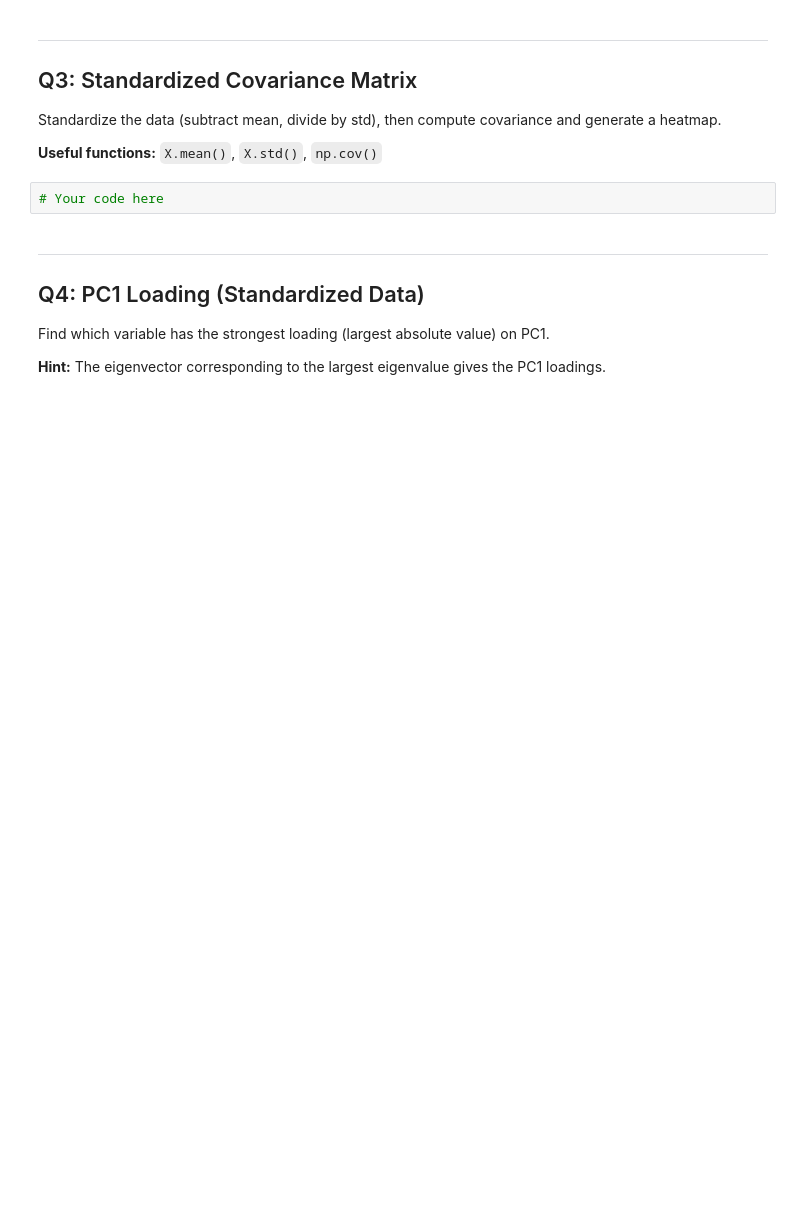
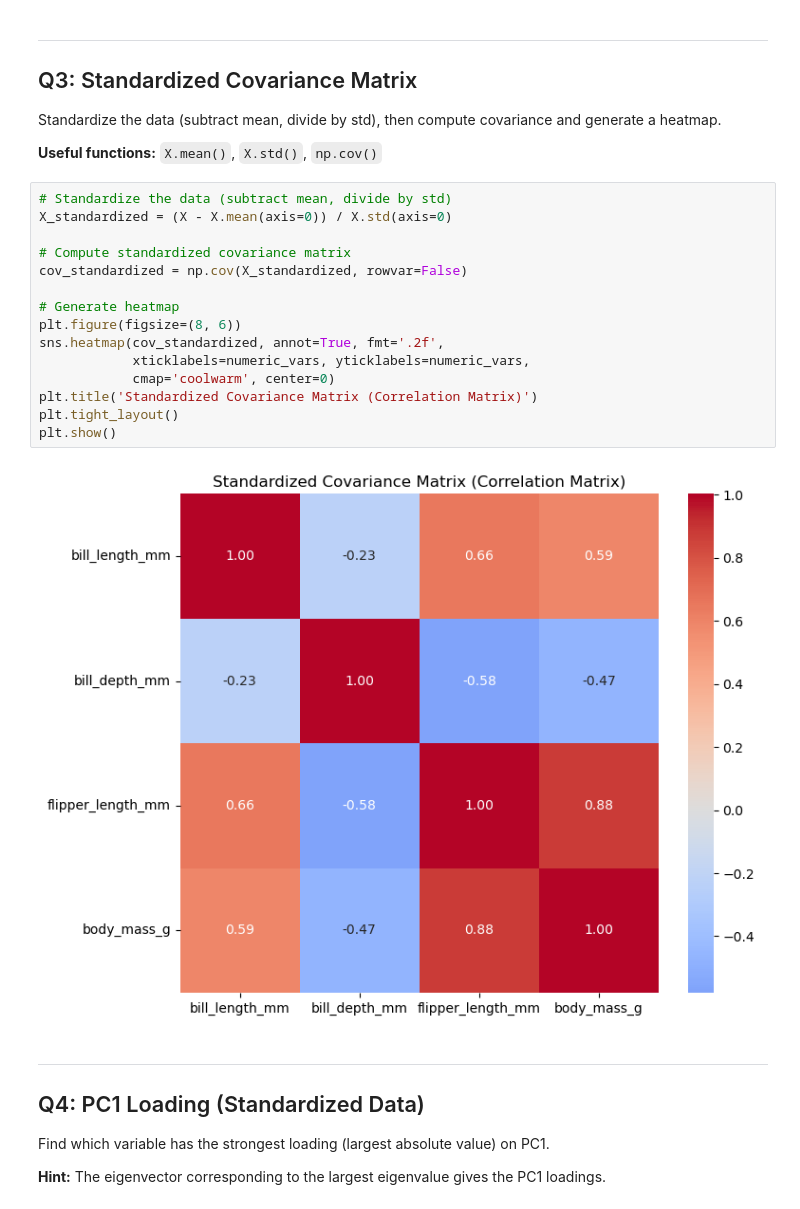
Before and after one commit to upticks100/Projects, a Jupyter notebook: STA437/assignment-1-starter-python.ipynb, the cells around one changed output. Drawn from its saved outputs; the diff is of its cells as text; blank space fills up the shorter version.

```diff
--- a/STA437/assignment-1-starter-python.ipynb
+++ b/STA437/assignment-1-starter-python.ipynb
@@ -53,7 +70,22 @@ Standardize the data (subtract mean, divide by std), then compute covariance and
 
 **Useful functions:** `X.mean()`, `X.std()`, `np.cov()`
 # %%
-# Your code here
+# Standardize the data (subtract mean, divide by std)
+X_standardized = (X - X.mean(axis=0)) / X.std(axis=0)
+
+# Compute standardized covariance matrix
+cov_standardized = np.cov(X_standardized, rowvar=False)
+
+# Generate heatmap
+plt.figure(figsize=(8, 6))
+sns.heatmap(cov_standardized, annot=True, fmt='.2f',
+            xticklabels=numeric_vars, yticklabels=numeric_vars,
+            cmap='coolwarm', center=0)
+plt.title('Standardized Covariance Matrix (Correlation Matrix)')
+plt.tight_layout()
+plt.show()
+# %% [output]
+[figure, added]
 # %% [markdown]
 ---
 ## Q4: PC1 Loading (Standardized Data)
```
Also changed, not shown: parts of 9 cells of this notebook.
